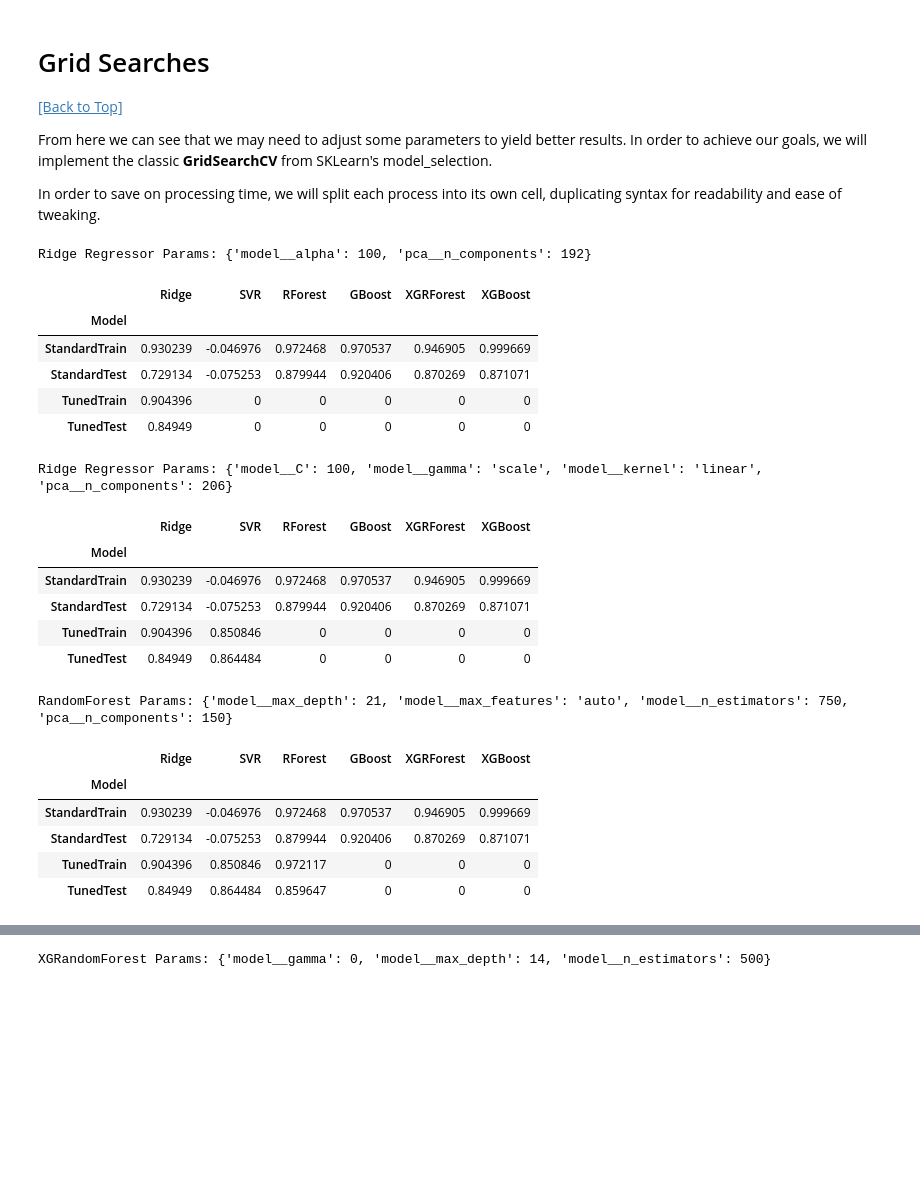
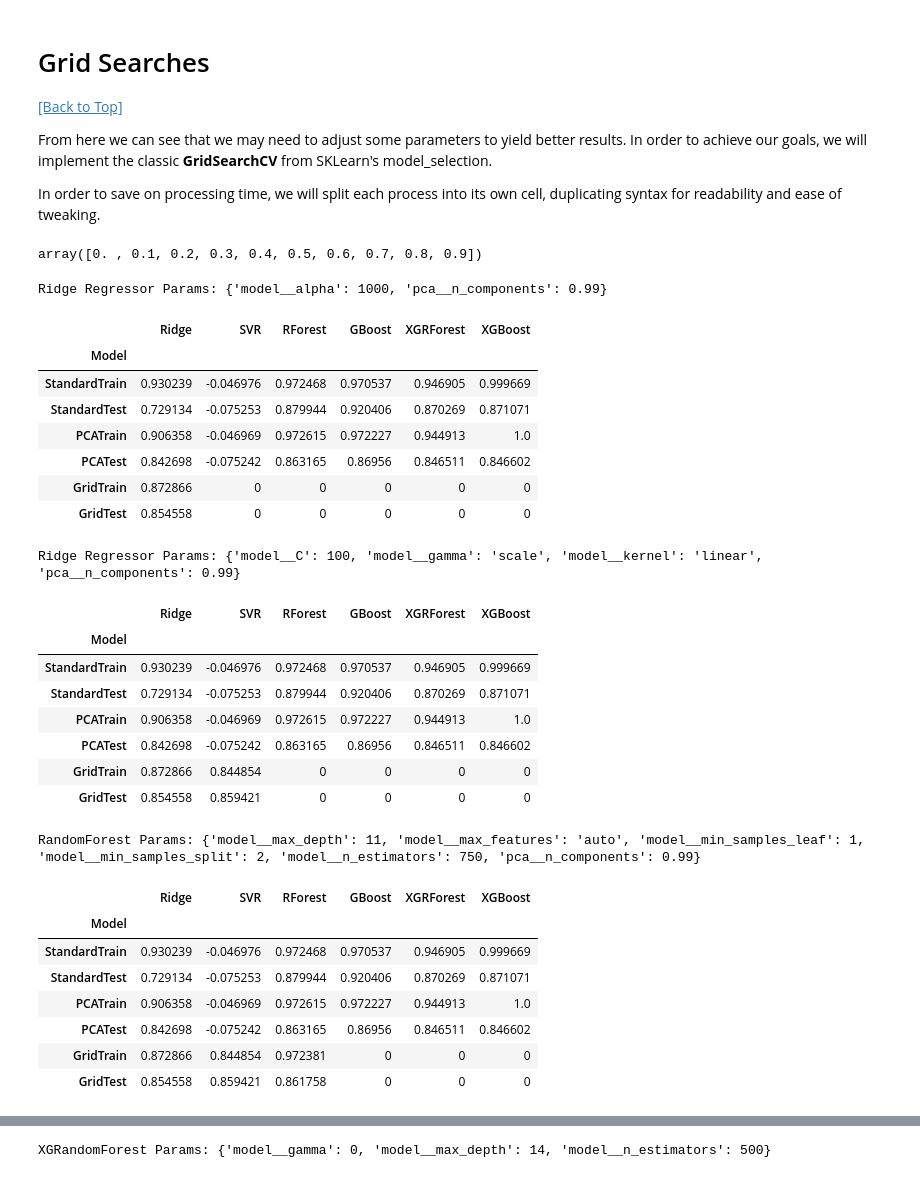
Before and after one commit to BaroqBard/IowaHousingPredictions, a Jupyter notebook: Iowa Housing Project - II. Modeling & Analysis.ipynb, the cells around one changed output, grey strips where cells are left out. Drawn from its saved outputs; the diff is of its cells as text; code cells hidden in the pictures; blank space fills up the shorter version.

```diff
--- a/Iowa Housing Project - II. Modeling & Analysis.ipynb
+++ b/Iowa Housing Project - II. Modeling & Analysis.ipynb
@@ -72,8 +72,10 @@ resul = pd.DataFrame(columns = ['Model', 'Ridge', 'SVR', 'RForest', 'GBoost', 'X
 resul.set_index("Model", inplace = True)
 resul.loc['StandardTrain'] = [0, 0, 0, 0, 0, 0]
 resul.loc['StandardTest'] = [0, 0, 0, 0, 0, 0]
-resul.loc['TunedTrain'] = [0, 0, 0, 0, 0, 0]
-resul.loc['TunedTest'] = [0, 0, 0, 0, 0, 0]
+resul.loc['PCATrain'] = [0, 0, 0, 0, 0, 0]
+resul.loc['PCATest'] = [0, 0, 0, 0, 0, 0]
+resul.loc['GridTrain'] = [0, 0, 0, 0, 0, 0]
+resul.loc['GridTest'] = [0, 0, 0, 0, 0, 0]
 
 ##########################################
 ### Build & Test Models w/o GridSearch ###
@@ -86,7 +88,7 @@ for model in models:
     resul.iloc[1, col] = model.score(x_test, y_test['SalePrice'])
     col += 1
 
-resul.head()
+resul.head(6)
 # %% [output]
 |  | Ridge | SVR | RForest | GBoost | XGRForest | XGBoost |
 | Model |  |  |  |  |  |  |
@@ -96,0 +154,4 @@ resul.head()
+# %%
+ridgep.fit(x_train, y_train['SalePrice'])
+print(ridgep.score(x_train, y_train['SalePrice']))
+print(ridgep.score(x_test, y_test['SalePrice']))
@@ -126,38 +194,42 @@ gs_xgBooster = pickle.load(open('./gsxgbooster.pkl', 'rb'))
+# %%
+np.arange(0, 1, .1)
+# %% [output]
+array([0. , 0.1, 0.2, 0.3, 0.4, 0.5, 0.6, 0.7, 0.8, 0.9])
 # %%
 ###################
 ### Ridge Model ###
 ###################
 
 # import new toys
-from sklearn.pipeline import Pipeline
-from sklearn.decomposition import PCA
 from sklearn import model_selection
 
 # reset items
 ridge2 = linear_model.Ridge()
 pca = PCA(random_state=430)
 
 # pipe & search
-ridge_grid = {'pca__n_components': range(50, x_train.shape[1]),
+ridge_grid = {'pca__n_components': [0.99],
              'model__alpha': [0.01, 0.1, 1, 10, 100, 1000]}
 pipeline = Pipeline(steps=[('pca', pca),
                           ('model', ridge2)])
 gs_ridge = model_selection.GridSearchCV(pipeline, ridge_grid, n_jobs=-2, cv=3)
 gs_ridge.fit(x_train, y_train['SalePrice'])
 print('Ridge Regressor Params: ' + str(gs_ridge.best_params_))
 
 # Tabulate Train Score & Test Score
-resul.iloc[2, 0] = gs_ridge.score(x_train, y_train['SalePrice'])
-resul.iloc[3, 0] = gs_ridge.score(x_test, y_test['SalePrice'])
-resul.head()
+resul.iloc[4, 0] = gs_ridge.score(x_train, y_train['SalePrice'])
+resul.iloc[5, 0] = gs_ridge.score(x_test, y_test['SalePrice'])
+resul.head(6)
 # %% [output]
-Ridge Regressor Params: {'model__alpha': 100, 'pca__n_components': 192}
+Ridge Regressor Params: {'model__alpha': 1000, 'pca__n_components': 0.99}
 |  | Ridge | SVR | RForest | GBoost | XGRForest | XGBoost |
 | Model |  |  |  |  |  |  |
 | StandardTrain | 0.930239 | -0.046976 | 0.972468 | 0.970537 | 0.946905 | 0.999669 |
 | StandardTest | 0.729134 | -0.075253 | 0.879944 | 0.920406 | 0.870269 | 0.871071 |
-| TunedTrain | 0.904396 | 0 | 0 | 0 | 0 | 0 |
-| TunedTest | 0.84949 | 0 | 0 | 0 | 0 | 0 |
+| PCATrain | 0.906358 | -0.046969 | 0.972615 | 0.972227 | 0.944913 | 1.0 |
+| PCATest | 0.842698 | -0.075242 | 0.863165 | 0.86956 | 0.846511 | 0.846602 |
+| GridTrain | 0.872866 | 0 | 0 | 0 | 0 | 0 |
+| GridTest | 0.854558 | 0 | 0 | 0 | 0 | 0 |
 # %%
 ############################
 ### Support Vector Model ###
@@ -170,7 +242,7 @@ pca = PCA(random_state=430)
 # pipe & search
 pipeline = Pipeline(steps=[('pca', pca),
                           ('model', svr2)])
-svr_grid = {'pca__n_components': range(50, x_train.shape[1]),
+svr_grid = {'pca__n_components': [0.99],
            'model__kernel': ['linear', 'poly', 'rbf'],
            'model__C': [0.01, 0.1, 1, 10, 100, 1000],
            'model__gamma': ['scale']}
@@ -179,48 +251,54 @@ gs_svr.fit(x_train, y_train['SalePrice'])
 print('Ridge Regressor Params: ' + str(gs_svr.best_params_))
 
 # Tabulate Train Score & Test Score
-resul.iloc[2, 1] = gs_svr.score(x_train, y_train['SalePrice'])
-resul.iloc[3, 1] = gs_svr.score(x_test, y_test['SalePrice'])
-resul.head()
+resul.iloc[4, 1] = gs_svr.score(x_train, y_train['SalePrice'])
+resul.iloc[5, 1] = gs_svr.score(x_test, y_test['SalePrice'])
+resul.head(6)
 # %% [output]
-Ridge Regressor Params: {'model__C': 100, 'model__gamma': 'scale', 'model__kernel': 'linear', 'pca__n_components': 206}
+Ridge Regressor Params: {'model__C': 100, 'model__gamma': 'scale', 'model__kernel': 'linear', 'pca__n_components': 0.99}
 |  | Ridge | SVR | RForest | GBoost | XGRForest | XGBoost |
 | Model |  |  |  |  |  |  |
 | StandardTrain | 0.930239 | -0.046976 | 0.972468 | 0.970537 | 0.946905 | 0.999669 |
 | StandardTest | 0.729134 | -0.075253 | 0.879944 | 0.920406 | 0.870269 | 0.871071 |
-| TunedTrain | 0.904396 | 0.850846 | 0 | 0 | 0 | 0 |
-| TunedTest | 0.84949 | 0.864484 | 0 | 0 | 0 | 0 |
+| PCATrain | 0.906358 | -0.046969 | 0.972615 | 0.972227 | 0.944913 | 1.0 |
+| PCATest | 0.842698 | -0.075242 | 0.863165 | 0.86956 | 0.846511 | 0.846602 |
+| GridTrain | 0.872866 | 0.844854 | 0 | 0 | 0 | 0 |
+| GridTest | 0.854558 | 0.859421 | 0 | 0 | 0 | 0 |
 # %%
 ###############################
 ### Random Forest Regressor ###
 ###############################
 
-randomForest2 = ensemble.RandomForestRegressor(n_jobs = -2,random_state = 430)
+randomForest2 = ensemble.RandomForestRegressor(n_jobs=-2, random_state=430)
 pca = PCA(random_state=430)
 
 # pipe & search
 pipeline = Pipeline(steps=[('pca', pca),
                           ('model', randomForest2)])
-rf_grid = {'pca__n_components': range(50, x_train.shape[1]),
+rf_grid = {'pca__n_components': [0.99],
           'model__n_estimators': [500, 750, 1000],
           'model__max_features': ['auto', 'sqrt', 'log2'],
-          'model__max_depth': [11, 13, 15, 17, 19, 21]}
+          'model__max_depth': [10, 11, 12, None],
+          'model__min_samples_split': [2, 5, 10],
+          'model__min_samples_leaf': [1, 2, 4]}
 gs_randomForest = model_selection.GridSearchCV(pipeline, rf_grid, n_jobs=-2, cv=3)
 gs_randomForest.fit(x_train, y_train['SalePrice'])
 print('RandomForest Params: ' + str(gs_randomForest.best_params_))
 
 # Tabulate Train Score & Test Score
-resul.iloc[2, 2] = gs_randomForest.score(x_train, y_train['SalePrice'])
-resul.iloc[3, 2] = gs_randomForest.score(x_test, y_test['SalePrice'])
-resul.head()
+resul.iloc[4, 2] = gs_randomForest.score(x_train, y_train['SalePrice'])
+resul.iloc[5, 2] = gs_randomForest.score(x_test, y_test['SalePrice'])
+resul.head(6)
 # %% [output]
-RandomForest Params: {'model__max_depth': 21, 'model__max_features': 'auto', 'model__n_estimators': 750, 'pca__n_components': 150}
+RandomForest Params: {'model__max_depth': 11, 'model__max_features': 'auto', 'model__min_samples_leaf': 1, 'model__min_samples_split': 2, 'model__n_estimators': 750, 'pca__n_components': 0.99}
 |  | Ridge | SVR | RForest | GBoost | XGRForest | XGBoost |
 | Model |  |  |  |  |  |  |
 | StandardTrain | 0.930239 | -0.046976 | 0.972468 | 0.970537 | 0.946905 | 0.999669 |
 | StandardTest | 0.729134 | -0.075253 | 0.879944 | 0.920406 | 0.870269 | 0.871071 |
-| TunedTrain | 0.904396 | 0.850846 | 0.972117 | 0 | 0 | 0 |
-| TunedTest | 0.84949 | 0.864484 | 0.859647 | 0 | 0 | 0 |
+| PCATrain | 0.906358 | -0.046969 | 0.972615 | 0.972227 | 0.944913 | 1.0 |
+| PCATest | 0.842698 | -0.075242 | 0.863165 | 0.86956 | 0.846511 | 0.846602 |
+| GridTrain | 0.872866 | 0.844854 | 0.972381 | 0 | 0 | 0 |
+| GridTest | 0.854558 | 0.859421 | 0.861758 | 0 | 0 | 0 |
 # %%
 ################################
 ### Gradient Boost Regressor ###
```
Also changed, not shown: parts of 10 cells of this notebook.
